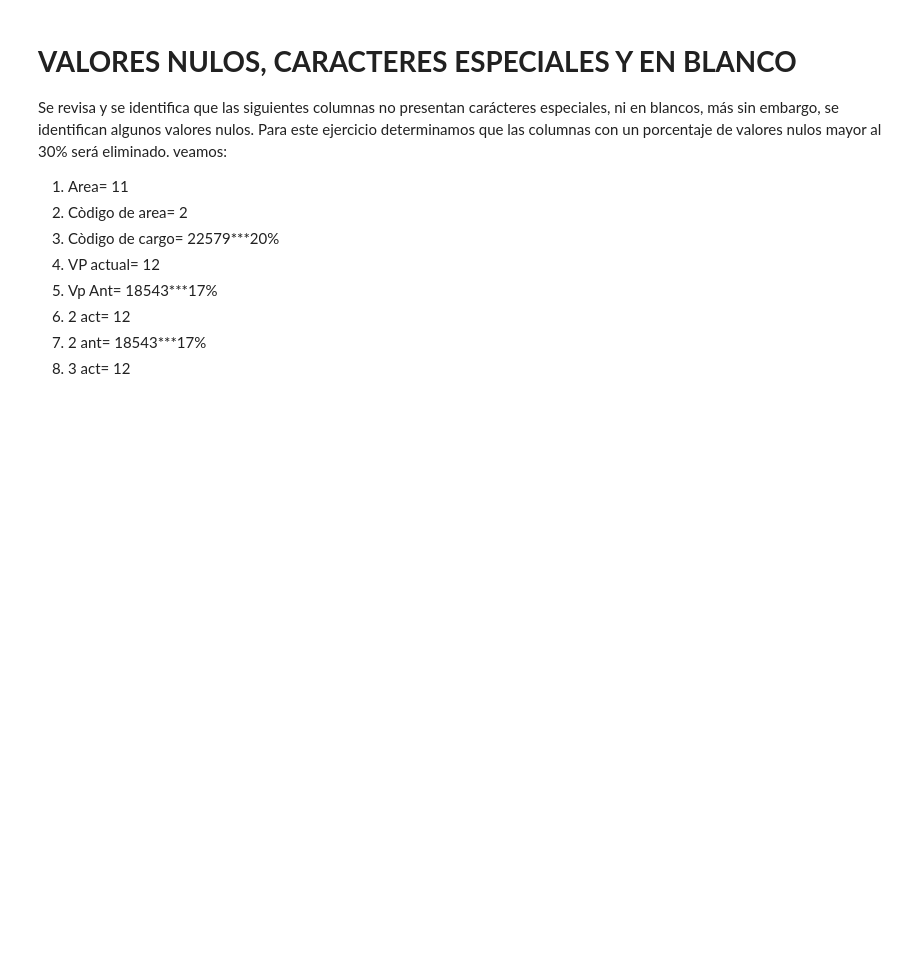
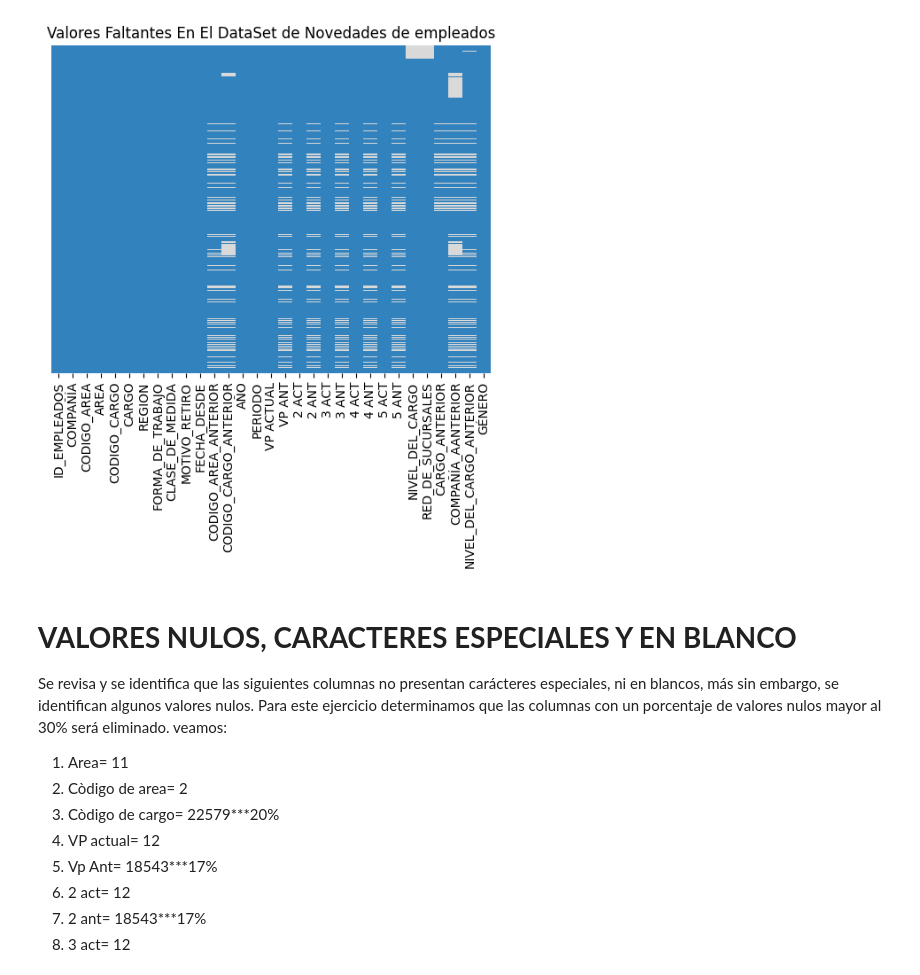
Before and after one commit to jforero281/Proyecto_Modelo_Retiros_Voluntarios, a Jupyter notebook: Proyecto_ciencia_de_datos.ipynb, the cells around one changed output. Cells and saved outputs as stored; diff of their text form; code cells hidden in the pictures; blank space fills up the shorter version.

Commit message:
Carga y limpieza de datos

```diff
--- a/Proyecto_ciencia_de_datos.ipynb
+++ b/Proyecto_ciencia_de_datos.ipynb
@@ -10,5 +10,7 @@ import plotly.express as px
 import plotly.figure_factory as ff
 # %%
 #Cargar la base de datos con la cual vamos a trabajar en el proyecto
+#Conocer 10 de los registros para entender la estructura de la base de datos
 
-retiros=pd.read_csv("C:\Users\jforero\OneDrive - Grupo Bancolombia\91. Universidad - Especialización\Proyecto_Final_Retiros_Voluntarios\Retiros_historicos.csv")
+retiros=pd.read_csv("C:/Users/jforero/OneDrive - Grupo Bancolombia/91. Universidad - Especialización/Proyecto_Final_Retiros_Voluntarios/Retiros_historicos.csv")
+retiros.head(10)
@@ -23,0 +148,10 @@ retiros["MOTIVO_RETIRO"].value_counts()            #Valores unicos por motivo de
+# %%
+#En el campo de clase de medida, debemos finalmente dejar 2 clases para poder realizar el modelo de predicción, estos son: ACTIVO o RETIRO, en ese sentido, las clasificaciones diferentes a RETIRO serán reemplazadas por ACTIVO
+
+retiros['CLASE_DE_MEDIDA'] = retiros['CLASE_DE_MEDIDA'].replace({
+    'CAMBIO ORG. SIN CAM. REM (CO)': 'ACTIVO',
+    'CAMBIO ORG. CON CAM. REM (CO)': 'ACTIVO',
+    'CONTRATACION (CO)': 'ACTIVO',
+    'IMPACTO SALARIAL (CO)': 'ACTIVO',
+    'RECONTRATACION (CO)': 'ACTIVO'
+})
@@ -23,0 +167,6 @@ retiros["MOTIVO_RETIRO"].value_counts()            #Valores unicos por motivo de
+# %%
+# Limpieza de la clase RETIRO, quiero quitar el nombre RETIRO (CO) y dejar solo RETIRO
+
+retiros['CLASE_DE_MEDIDA'] = retiros['CLASE_DE_MEDIDA'].replace({
+    'RETIRO (CO)': 'RETIRO',
+    })
@@ -23,0 +207,8 @@ retiros["MOTIVO_RETIRO"].value_counts()            #Valores unicos por motivo de
+# %%
+#Hacemos la homologación y validamos:
+
+retiros['MOTIVO_RETIRO'] = retiros['MOTIVO_RETIRO'].replace({
+    'VOLUNTARIO ARREGLO MUTUO': 'RETIRO',
+    'RETIRO VOLUNTARIO': 'RETIRO'
+})
+retiros["MOTIVO_RETIRO"].value_counts()
@@ -31,3 +278,11 @@ print('\n\n'.join(output))                                              #con est
+# %%
+#Identificar datos faltantes de los features del dataset
+
+sns.heatmap(retiros.isnull(), yticklabels=False, cbar=False, cmap='tab20c')
+plt.title('Valores Faltantes En El DataSet de Novedades de empleados')
+plt.show()
+# %% [output]
+[figure, added]
 # %% [markdown]
 # **VALORES NULOS, CARACTERES ESPECIALES Y EN BLANCO**
 
```
Also changed, not shown: parts of 18 cells of this notebook.
